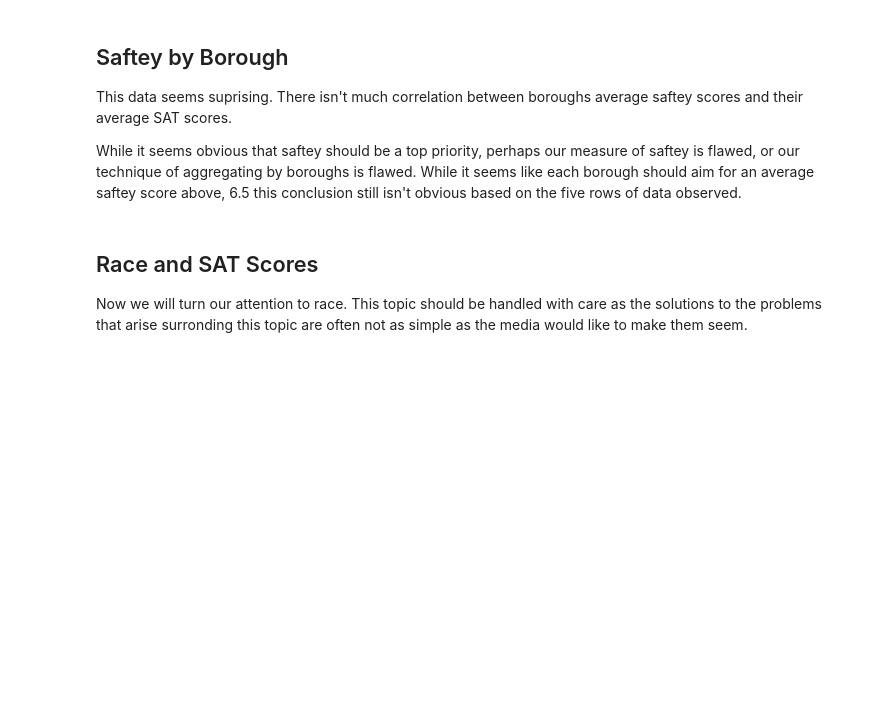
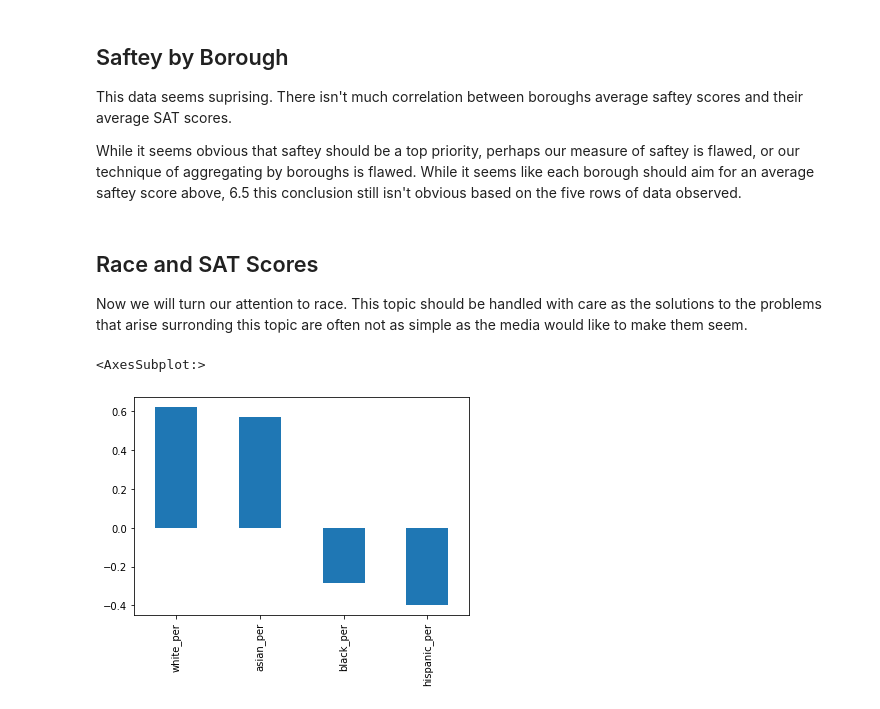
Before and after one commit to adfelt/New-York-School-Data, a Jupyter notebook: new_york_schools_data_analysis.ipynb, the cells around one changed output. Saved outputs shown, nothing was run; the diff lists cells and outputs as text; code cells hidden in the pictures; blank space fills up the shorter version.

Commit message:
Feat: Analyzed ethnic differences in SAT Scores

```diff
--- a/new_york_schools_data_analysis.ipynb
+++ b/new_york_schools_data_analysis.ipynb
@@ -445,3 +445,10 @@ While it seems obvious that saftey should be a top priority, perhaps our measure
 ## Race and SAT Scores
 
 Now we will turn our attention to race.  This topic should be handled with care as the solutions to the problems that arise surronding this topic are often not as simple as the media would like to make them seem.
+# %%
+race_per = ['white_per','asian_per','black_per','hispanic_per']
+
+combined.corr()['sat_score'][race_per].plot.bar()
+# %% [output]
+<AxesSubplot:>
+[figure, added]
```
Also changed, not shown: parts of 4 cells of this notebook.
